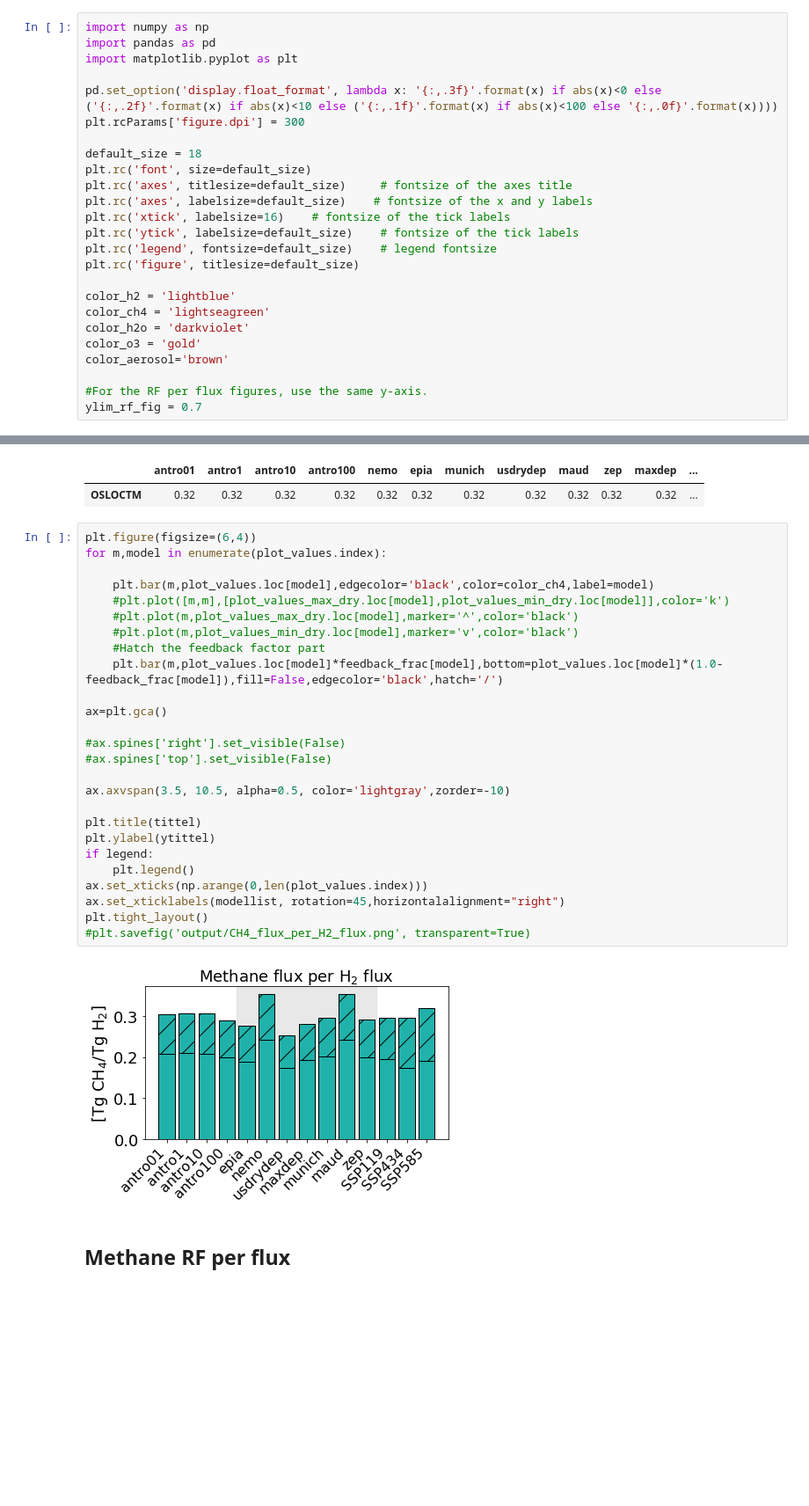
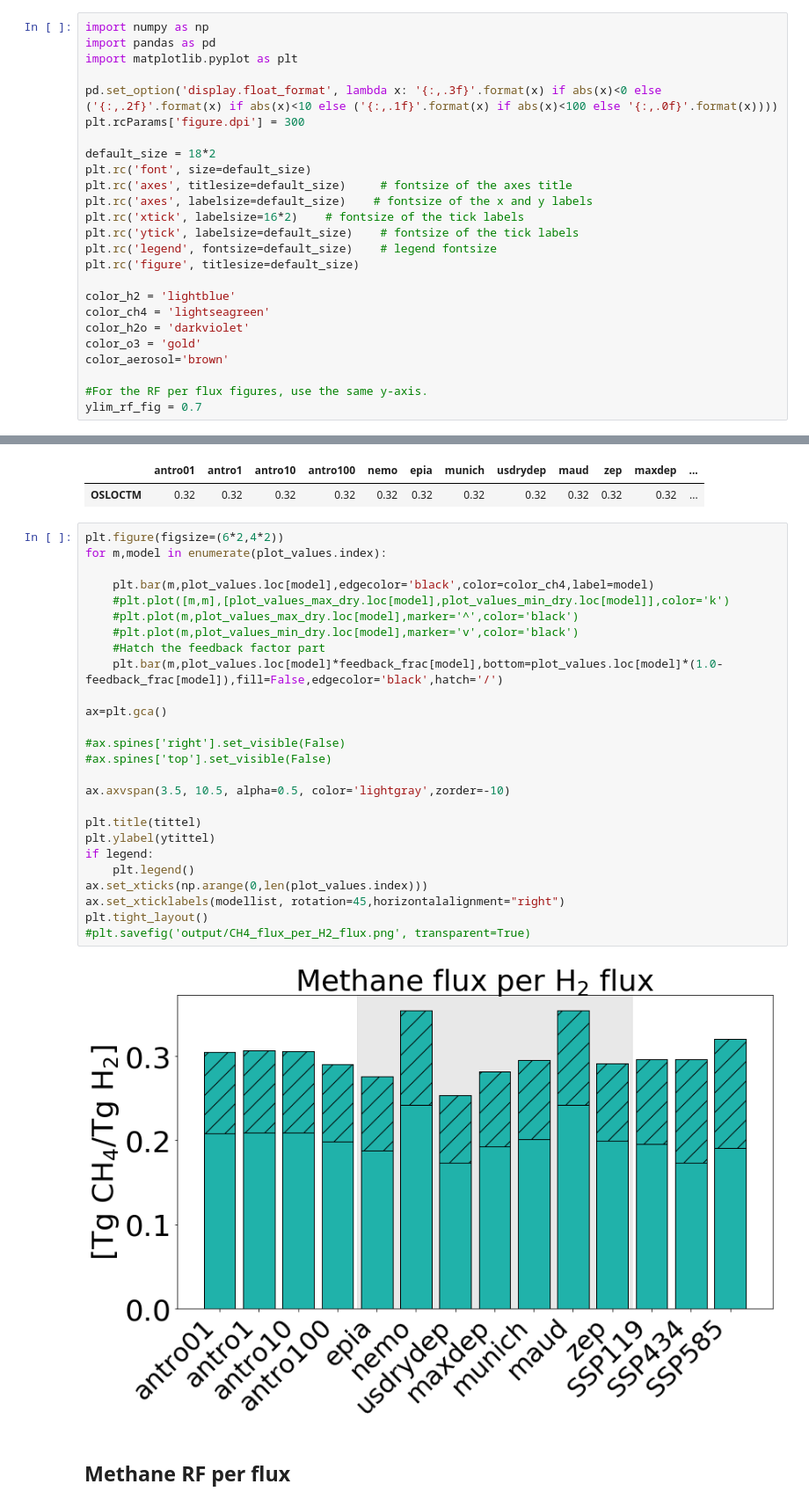
Before and after one commit to ragnhibs/Hydrogen_GWP_avi_sensitivity, a Jupyter notebook: make_figures_per_flux.ipynb, the cells around one changed output, grey strips where cells are left out. Shown: that part at 88% size. Cells and saved outputs as stored; diff of their text form; blank space fills up the shorter version.

```diff
--- a/make_figures_per_flux.ipynb
+++ b/make_figures_per_flux.ipynb
@@ -10,11 +10,11 @@ import matplotlib.pyplot as plt
 pd.set_option('display.float_format', lambda x: '{:,.3f}'.format(x) if abs(x)<0 else ('{:,.2f}'.format(x) if abs(x)<10 else ('{:,.1f}'.format(x) if abs(x)<100 else '{:,.0f}'.format(x))))
 plt.rcParams['figure.dpi'] = 300
 
-default_size = 18
+default_size = 18*2
 plt.rc('font', size=default_size)
 plt.rc('axes', titlesize=default_size)     # fontsize of the axes title
 plt.rc('axes', labelsize=default_size)    # fontsize of the x and y labels
-plt.rc('xtick', labelsize=16)    # fontsize of the tick labels
+plt.rc('xtick', labelsize=16*2)    # fontsize of the tick labels
 plt.rc('ytick', labelsize=default_size)    # fontsize of the tick labels
 plt.rc('legend', fontsize=default_size)    # legend fontsize
 plt.rc('figure', titlesize=default_size)
@@ -252,33 +252,33 @@ feedback_frac
 |  | antro01 | antro1 | antro10 | antro100 | nemo | epia | munich | usdrydep | maud | zep | maxdep | ... |
 | OSLOCTM | 0.32 | 0.32 | 0.32 | 0.32 | 0.32 | 0.32 | 0.32 | 0.32 | 0.32 | 0.32 | 0.32 | ... |
 # %%
-plt.figure(figsize=(6,4))
+plt.figure(figsize=(6*2,4*2))
 for m,model in enumerate(plot_values.index):
 
     plt.bar(m,plot_values.loc[model],edgecolor='black',color=color_ch4,label=model)
     #plt.plot([m,m],[plot_values_max_dry.loc[model],plot_values_min_dry.loc[model]],color='k')
     #plt.plot(m,plot_values_max_dry.loc[model],marker='^',color='black')
     #plt.plot(m,plot_values_min_dry.loc[model],marker='v',color='black')
     #Hatch the feedback factor part
     plt.bar(m,plot_values.loc[model]*feedback_frac[model],bottom=plot_values.loc[model]*(1.0-feedback_frac[model]),fill=False,edgecolor='black',hatch='/')
 
 ax=plt.gca()
 
 #ax.spines['right'].set_visible(False)
 #ax.spines['top'].set_visible(False)
 
 ax.axvspan(3.5, 10.5, alpha=0.5, color='lightgray',zorder=-10)
 
 plt.title(tittel)
 plt.ylabel(ytittel)
 if legend:
     plt.legend()
 ax.set_xticks(np.arange(0,len(plot_values.index)))
 ax.set_xticklabels(modellist, rotation=45,horizontalalignment="right")
 plt.tight_layout()
 #plt.savefig('output/CH4_flux_per_H2_flux.png', transparent=True)
 # %% [output]
-[figure, old version]
+[figure, new version]
 # %% [markdown]
 ## Methane RF per flux
 # %%
```
Also changed, not shown: parts of 8 cells of this notebook, 22 other files.
